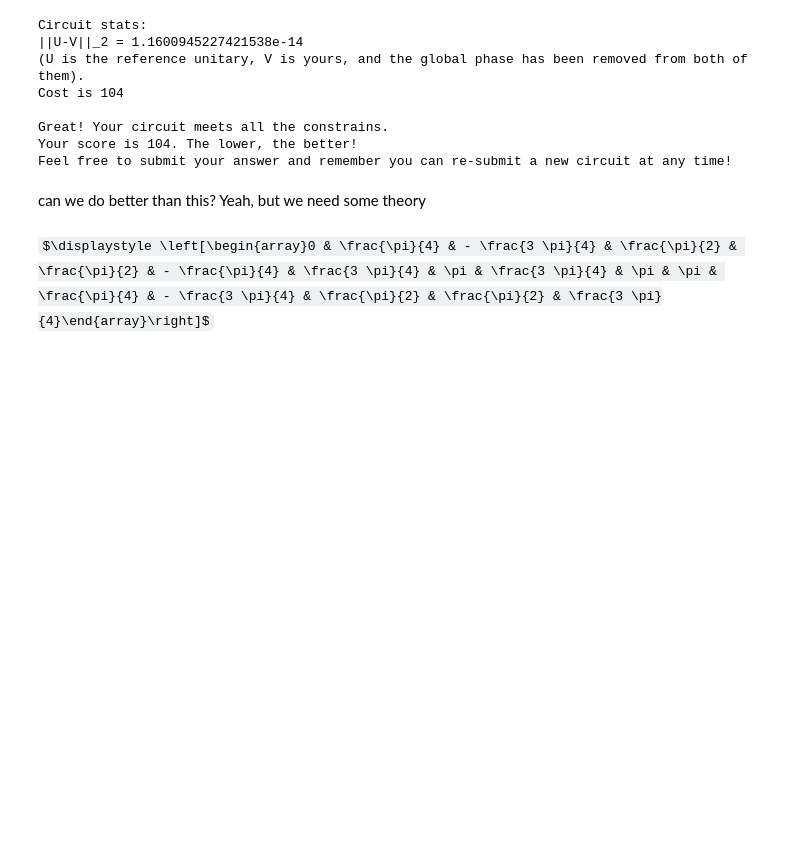
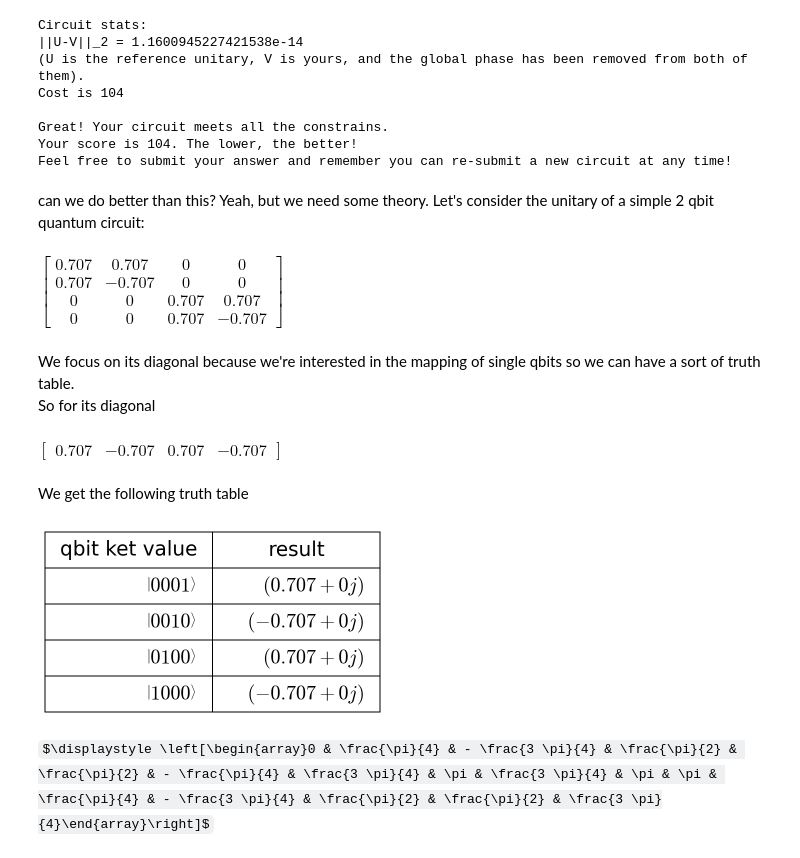
Before and after one commit to jacopomaroli/IBM_may4_challenge_solution, a Jupyter notebook: ex04/Challenge4_CircuitDecomposition.ipynb, the cells around one changed output. Drawn from its saved outputs; the diff is of its cells as text; code cells hidden in the pictures; some formulas as TeX source; blank space fills up the shorter version.

Commit message:
add truth table example

```diff
--- a/ex04/Challenge4_CircuitDecomposition.ipynb
+++ b/ex04/Challenge4_CircuitDecomposition.ipynb
@@ -394,7 +396,71 @@ Great! Your circuit meets all the constrains.
 Your score is 104. The lower, the better!
 Feel free to submit your answer and remember you can re-submit a new circuit at any time!
 # %% [markdown]
-can we do better than this? Yeah, but we need some theory
+can we do better than this? Yeah, but we need some theory.
+Let's consider the unitary of a simple 2 qbit quantum circuit:
+# %%
+def get_circtuit_unitary():
+    qc = QuantumCircuit(2)
+    qc.h(0)
+
+    backend = Aer.get_backend('unitary_simulator')
+    job = execute(qc, backend)
+    result = job.result()
+    circuit_unitary = result.get_unitary(qc, decimals=3)
+    return circuit_unitary
+
+circuit_unitary = get_circtuit_unitary()
+display(sym.Matrix(circuit_unitary))
+# %% [output]
+$\displaystyle \left[\begin{matrix}0.707 & 0.707 & 0 & 0\\0.707 & -0.707 & 0 & 0\\0 & 0 & 0.707 & 0.707\\0 & 0 & 0.707 & -0.707\end{matrix}\right]$
+# %% [markdown]
+We focus on its diagonal because we're interested in the mapping of single qbits so we can have a sort of truth table.
+So for its diagonal
+# %%
+test_circuit_unitary_diagonal = circuit_unitary.diagonal()
+display(sym.Array(test_circuit_unitary_diagonal))
+# %% [output]
+$\displaystyle \left[\begin{matrix}0.707 & -0.707 & 0.707 & -0.707\end{matrix}\right]$
+# %% [markdown]
+We get the following truth table
+# %%
+def gen_truth_table(data):
+    fig = plt.figure(figsize=(2, 1), linewidth=1)#dpi=200
+    ax = fig.add_subplot(1,1,1)
+    mpl.rcParams['mathtext.fontset'] = 'cm'
+    mpl.rcParams['mathtext.rm'] = 'serif'
+    collabel=("qbit ket value", "result")
+    table = ax.table(cellText=table_data, colLabels=collabel, loc='center')
+    plt.rc('lines', linewidth=3)
+    table.set_fontsize(20)
+    table.scale(3,3)
+    ax.axis('off')
+
+table_data1=[
+    [r"${}$".format(sym.latex(Ket(0, 0, 0, 1))), r'$\frac{5 - \frac{1}{x}}{4}$'],
+    ["unmatched gt", 20],
+    ["total gt", 30],
+    ["mean_precision", 0.6],
+    ["mean_recall", 0.4]
+]
+
+table_data = []
+ketval = 1
+for idx, result in np.ndenumerate(test_circuit_unitary_diagonal):
+    args = [int(x) for x in '{:04b}'.format(ketval)]
+    ket_val = r"${}$".format(sym.latex(Ket(*args)))
+    result_val = r"${}$".format(sym.latex(result))
+    table_data.append([ket_val, result_val])
+    ketval <<= 1
+
+gen_truth_table(table_data)
+
+plt.show()
+
+#display(Math(sym.latex(Ket(1, 2))))
+#display(Math(sym.latex(test_circuit_unitary_diagonal[0])))
+# %% [output]
+[figure, added]
 # %%
 H = 1/np.sqrt(2)*np.array([[1,1],[1,-1]]) # 1 qubit Hadamard
 H4 = np.kron(H,np.kron(H,np.kron(H,H))) # 4 qbuit Hadamard
```
Also changed, not shown: parts of 6 cells of this notebook.
